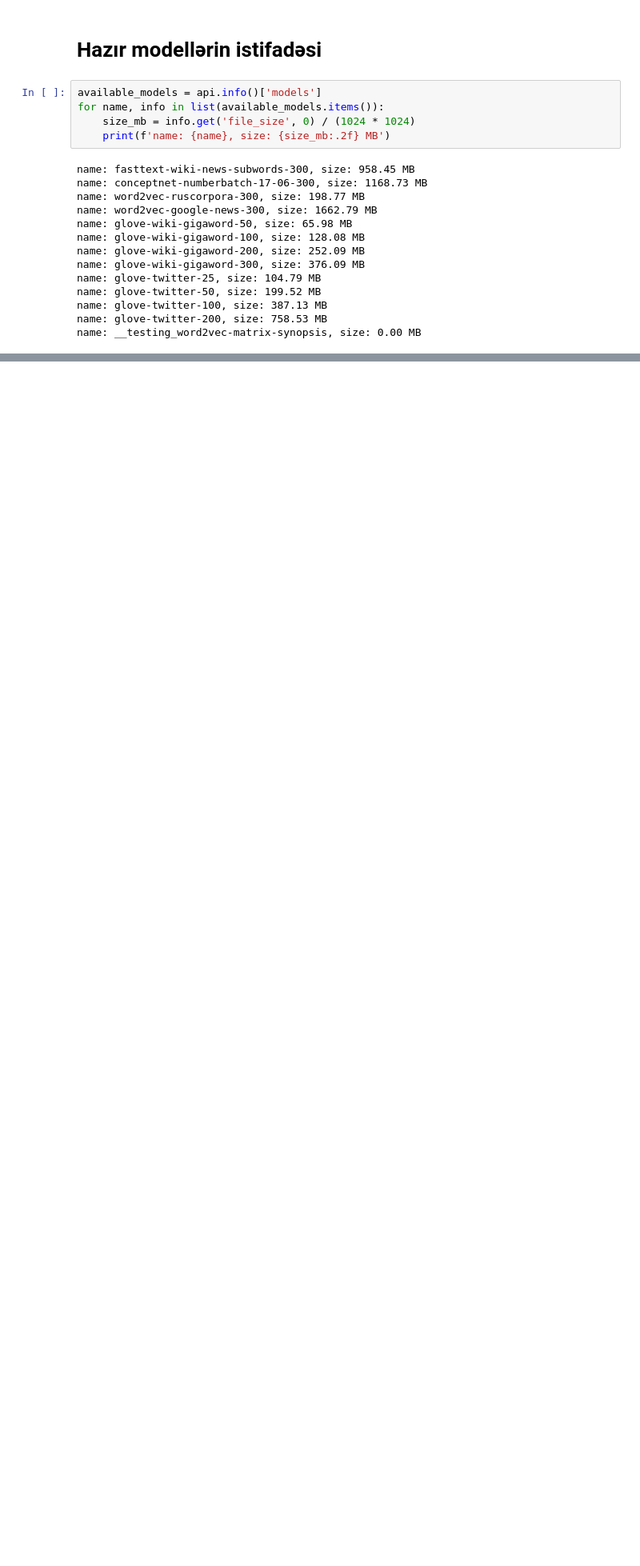
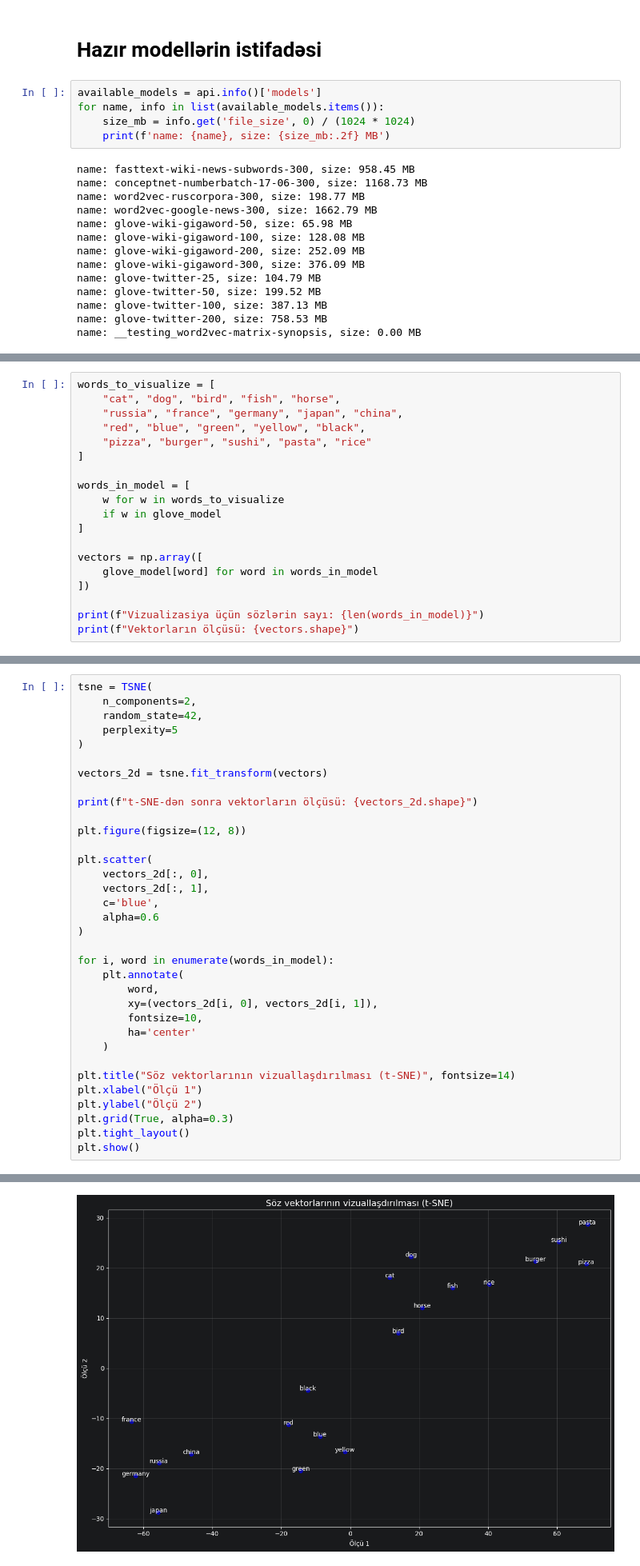
Before and after one commit to Zamanof/python_ai_FSDM_Oct_24_4_az, a Jupyter notebook: AI 18/AI 18. Embedings.ipynb, the cells around one changed output, grey strips where cells are left out. Shown at 80% size. Drawn from its saved outputs; the diff is of its cells as text; blank space fills up the shorter version.

```diff
--- a/AI 18/AI 18. Embedings.ipynb
+++ b/AI 18/AI 18. Embedings.ipynb
@@ -212,0 +310,19 @@ name: __testing_word2vec-matrix-synopsis, size: 0.00 MB
+# %%
+words_to_visualize = [
+    "cat", "dog", "bird", "fish", "horse",
+    "russia", "france", "germany", "japan", "china",
+    "red", "blue", "green", "yellow", "black",
+    "pizza", "burger", "sushi", "pasta", "rice"
+]
+
+words_in_model = [
+    w for w in words_to_visualize
+    if w in glove_model
+]
+
+vectors = np.array([
+    glove_model[word] for word in words_in_model
+])
+
+print(f"Vizualizasiya üçün sözlərin sayı: {len(words_in_model)}")
+print(f"Vektorların ölçüsü: {vectors.shape}")
@@ -212,0 +332,35 @@ name: __testing_word2vec-matrix-synopsis, size: 0.00 MB
+# %%
+tsne = TSNE(
+    n_components=2,
+    random_state=42,
+    perplexity=5
+)
+
+vectors_2d = tsne.fit_transform(vectors)
+
+print(f"t-SNE-dən sonra vektorların ölçüsü: {vectors_2d.shape}")
+
+plt.figure(figsize=(12, 8))
+
+plt.scatter(
+    vectors_2d[:, 0],
+    vectors_2d[:, 1],
+    c='blue',
+    alpha=0.6
+)
+
+for i, word in enumerate(words_in_model):
+    plt.annotate(
+        word,
+        xy=(vectors_2d[i, 0], vectors_2d[i, 1]),
+        fontsize=10,
+        ha='center'
+    )
+
+plt.title("Söz vektorlarının vizuallaşdırılması (t-SNE)", fontsize=14)
+plt.xlabel("Ölçü 1")
+plt.ylabel("Ölçü 2")
+plt.grid(True, alpha=0.3)
+plt.tight_layout()
+plt.show()
+# %% [output]
@@ -212,0 +368 @@ name: __testing_word2vec-matrix-synopsis, size: 0.00 MB
+[figure, added]
```
Also changed, not shown: parts of 12 cells of this notebook, 2 other files.
